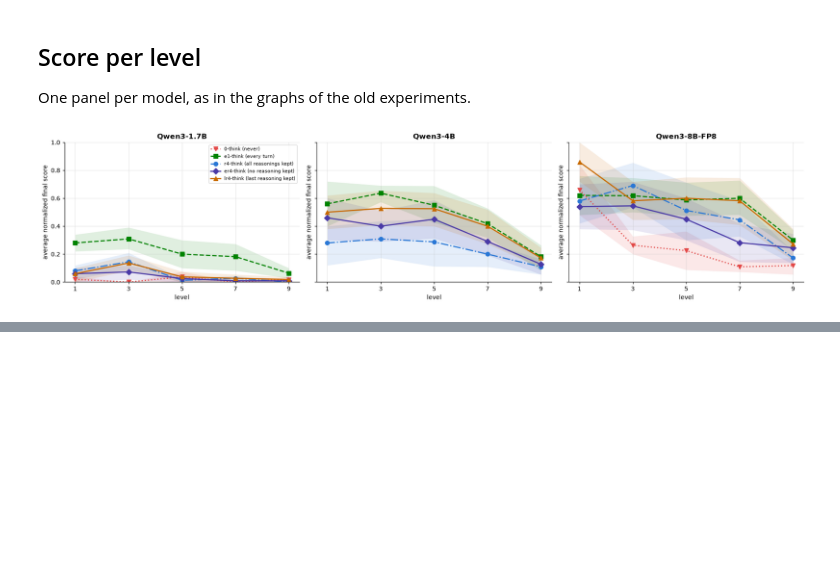
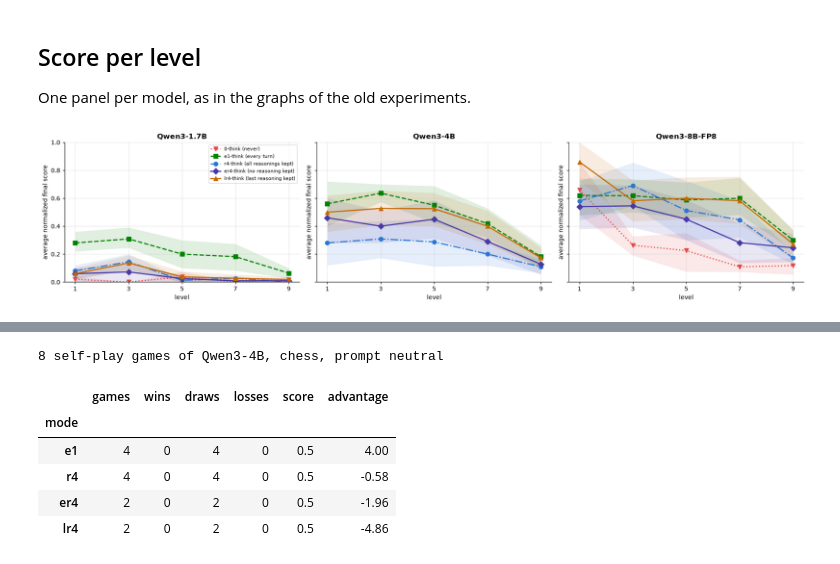
Before and after one commit to UPROOT01/LLMs-Play-Textual-Games, a Jupyter notebook: Code/Benchmark/analysis.ipynb, the cells around one changed output, grey strips where cells are left out. Drawn from its saved outputs; the diff is of its cells as text; code cells hidden in the pictures; blank space fills up the shorter version.

```diff
--- a/Code/Benchmark/analysis.ipynb
+++ b/Code/Benchmark/analysis.ipynb
@@ -200,0 +206,34 @@ plt.show()
+# %%
+duel_model = "Qwen/Qwen3-4B"
+duel_game = "chess"
+duel_prompt = "neutral"  # self-play: neutral (duel_selfplay.yaml) or free (duel_free.yaml)
+bot_prompt = "CoT"       # against the bots (duel_tier1)
+duel_modes = ["0", "e1", "r4", "er4", "lr4"]
+
+duels = table[table["source"] == "benchmark-duel"].copy() if "source" in table else table.iloc[:0].copy()
+duels["level"] = duels.level.astype(str)
+duels["final_score"] = duels.adjudicated_score.fillna(duels.score) if "adjudicated_score" in duels else duels.score
+
+selfplay = duels[(duels.model == duel_model) & (duels.game == duel_game) & (duels.prompt == duel_prompt)
+                 & duels.level.str.startswith("self-")]
+sides = []
+for _, row in selfplay.iterrows():
+    opponent = row.level[len("self-"):]
+    advantage = np.clip(row.final_eval, -1000, 1000) / 100 if pd.notna(row.get("final_eval")) else np.nan
+    sides.append(dict(mode=row["mode"], against=opponent, score=row.final_score, advantage=advantage, seed=row.seed))
+    sides.append(dict(mode=opponent, against=row["mode"], score=1 - row.final_score, advantage=-advantage, seed=row.seed))
+sides = pd.DataFrame(sides, columns=["mode", "against", "score", "advantage", "seed"])
+self_modes = [mode for mode in duel_modes if mode in set(sides["mode"])]
+others = sides[sides["mode"] != sides.against] # without the games of a mode against itself
+print(f"{len(selfplay)} self-play games of {short.get(duel_model, duel_model)}, {duel_game}, prompt {duel_prompt}")
+pd.DataFrame([dict(mode=mode, games=len(s), wins=(s.score == 1).sum(), draws=(s.score == 0.5).sum(),
+                   losses=(s.score == 0).sum(), score=s.score.mean(), advantage=s.advantage.mean())
+              for mode in self_modes for s in [others[others["mode"] == mode]]]).set_index("mode").round(2)
+# %% [output]
+8 self-play games of Qwen3-4B, chess, prompt neutral
+|  | games | wins | draws | losses | score | advantage |
+| mode |  |  |  |  |  |  |
+| e1 | 4 | 0 | 4 | 0 | 0.5 | 4.00 |
+| r4 | 4 | 0 | 4 | 0 | 0.5 | -0.58 |
+| er4 | 2 | 0 | 2 | 0 | 0.5 | -1.96 |
+| lr4 | 2 | 0 | 2 | 0 | 0.5 | -4.86 |
```
Also changed, not shown: parts of 6 cells of this notebook, 46 other files.
